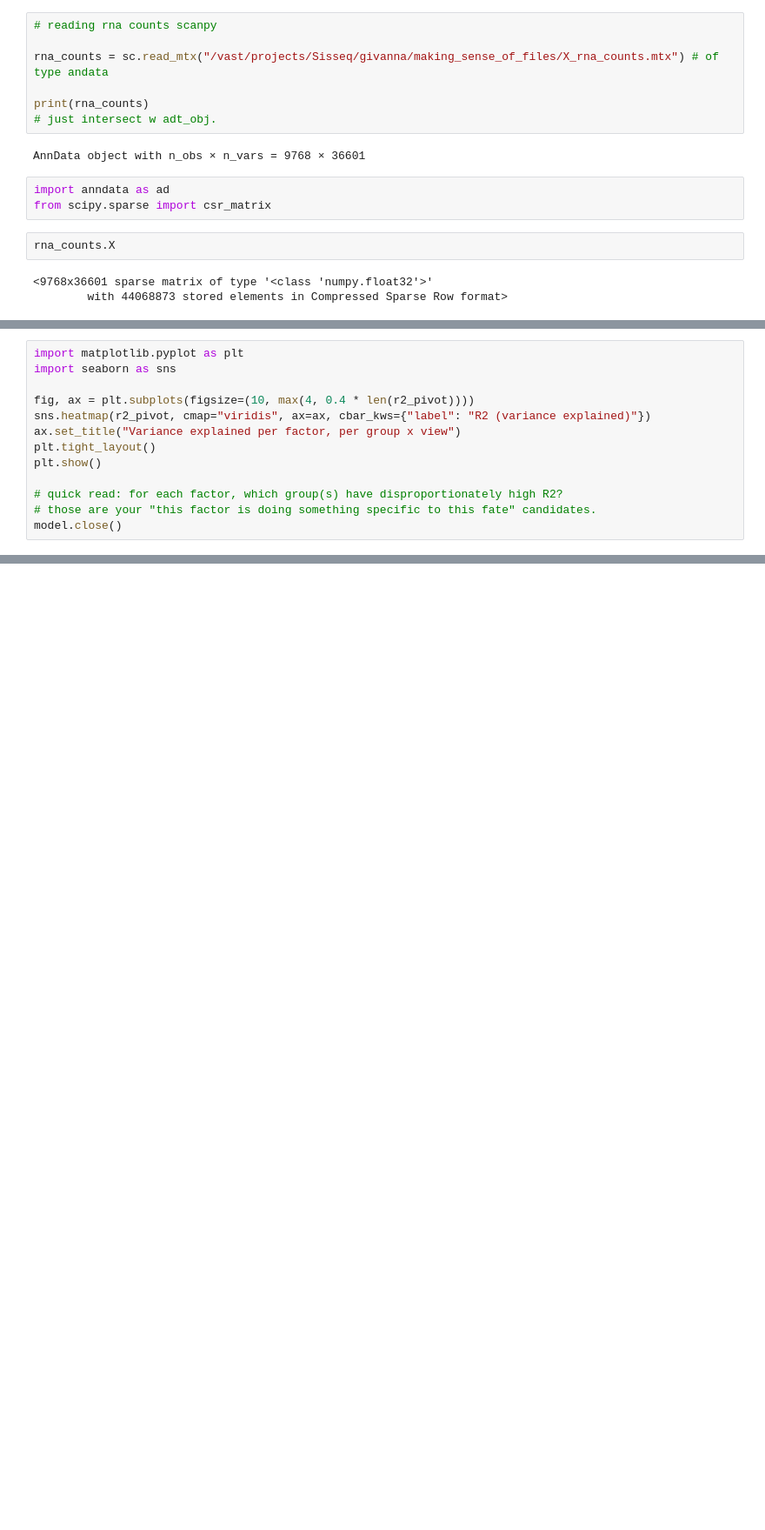
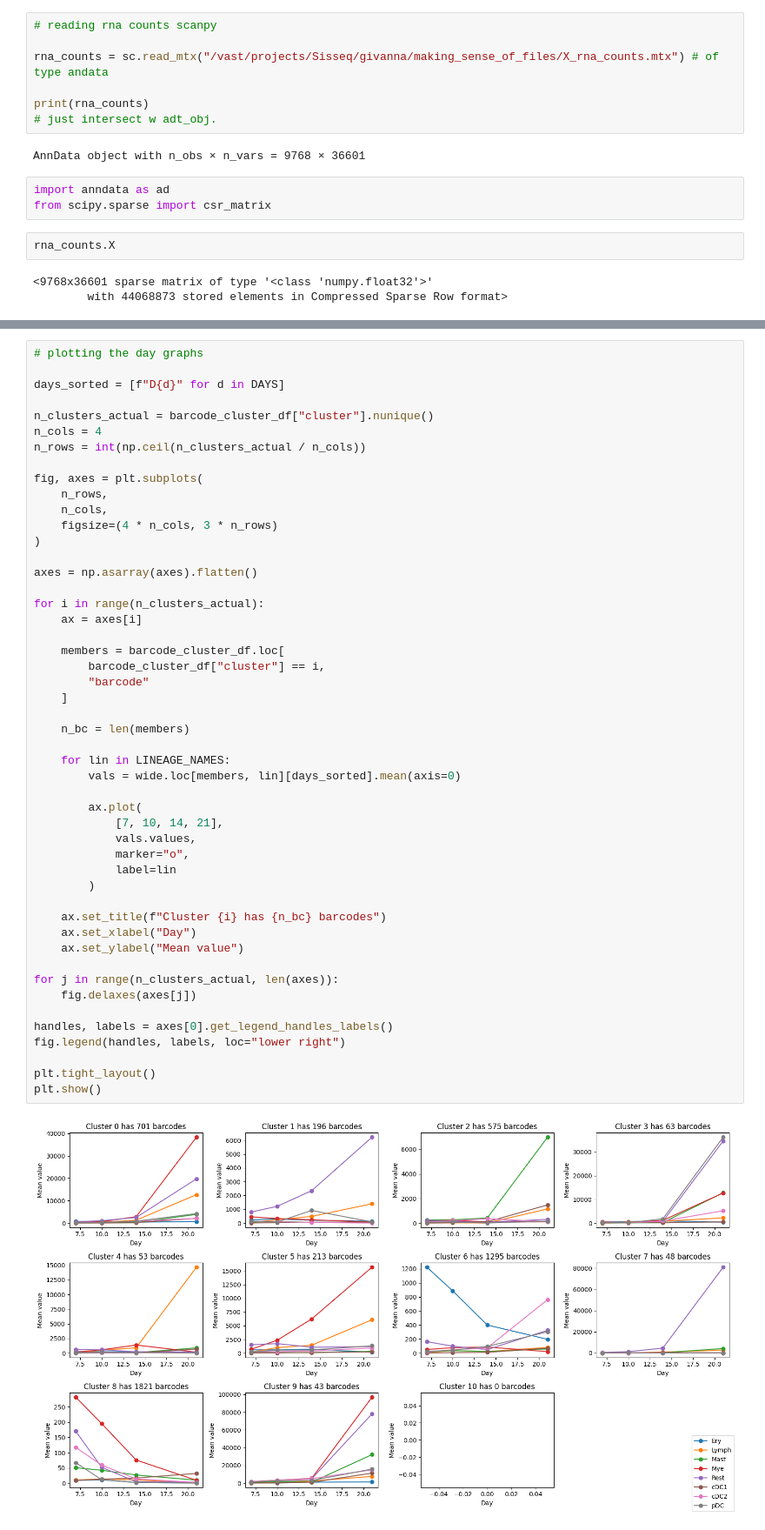
Before and after one commit to kj0s/mofa-nmf, a Jupyter notebook: final_mefisto (2).ipynb, the cells around one changed output, grey strips where cells are left out. Shown at 87% size. Cells and saved outputs as stored; diff of their text form; blank space fills up the shorter version.

```diff
--- a/final_mefisto (2).ipynb
+++ b/final_mefisto (2).ipynb
@@ -493,13 +141,0 @@ r2_pivot
-# %%
-import matplotlib.pyplot as plt
-import seaborn as sns
-
-fig, ax = plt.subplots(figsize=(10, max(4, 0.4 * len(r2_pivot))))
-sns.heatmap(r2_pivot, cmap="viridis", ax=ax, cbar_kws={"label": "R2 (variance explained)"})
-ax.set_title("Variance explained per factor, per group x view")
-plt.tight_layout()
-plt.show()
-
-# quick read: for each factor, which group(s) have disproportionately high R2?
-# those are your "this factor is doing something specific to this fate" candidates.
-model.close()
@@ -505,0 +259,51 @@ model.close()
+# %%
+# plotting the day graphs
+
+days_sorted = [f"D{d}" for d in DAYS]
+
+n_clusters_actual = barcode_cluster_df["cluster"].nunique()
+n_cols = 4
+n_rows = int(np.ceil(n_clusters_actual / n_cols))
+
+fig, axes = plt.subplots(
+    n_rows,
+    n_cols,
+    figsize=(4 * n_cols, 3 * n_rows)
+)
+
+axes = np.asarray(axes).flatten()
+
+for i in range(n_clusters_actual):
+    ax = axes[i]
+
+    members = barcode_cluster_df.loc[
+        barcode_cluster_df["cluster"] == i,
+        "barcode"
+    ]
+
+    n_bc = len(members)
+
+    for lin in LINEAGE_NAMES:
+        vals = wide.loc[members, lin][days_sorted].mean(axis=0)
+
+        ax.plot(
+            [7, 10, 14, 21],
+            vals.values,
+            marker="o",
+            label=lin
+        )
+
+    ax.set_title(f"Cluster {i} has {n_bc} barcodes")
+    ax.set_xlabel("Day")
+    ax.set_ylabel("Mean value")
+
+for j in range(n_clusters_actual, len(axes)):
+    fig.delaxes(axes[j])
+
+handles, labels = axes[0].get_legend_handles_labels()
+fig.legend(handles, labels, loc="lower right")
+
+plt.tight_layout()
+plt.show()
+# %% [output]
+[figure, added]
```
Also changed, not shown: parts of 64 cells of this notebook.
